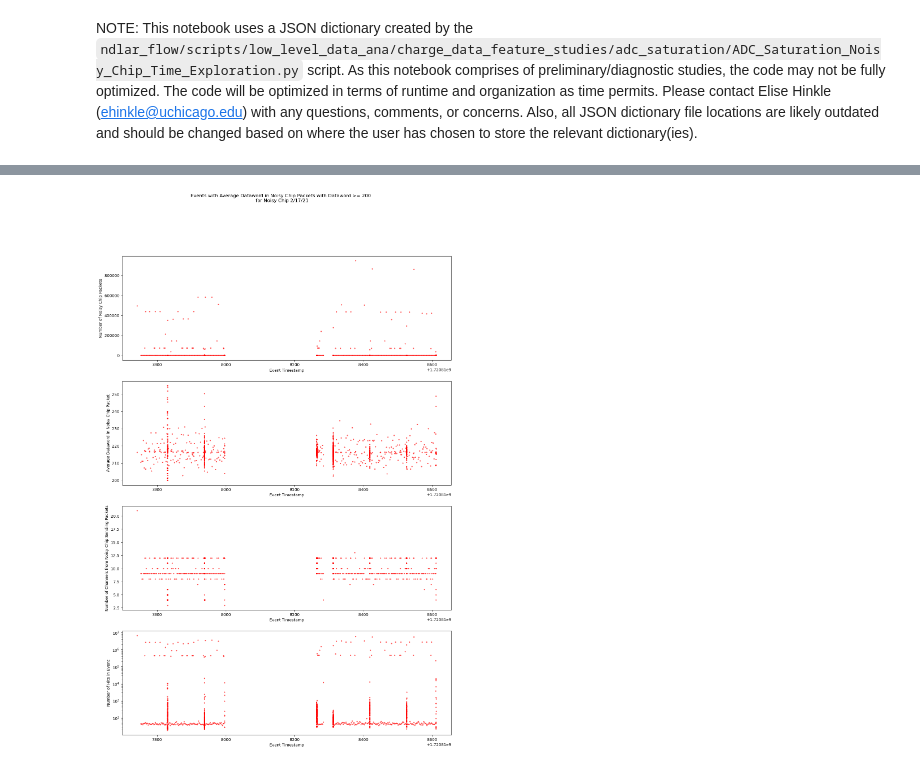
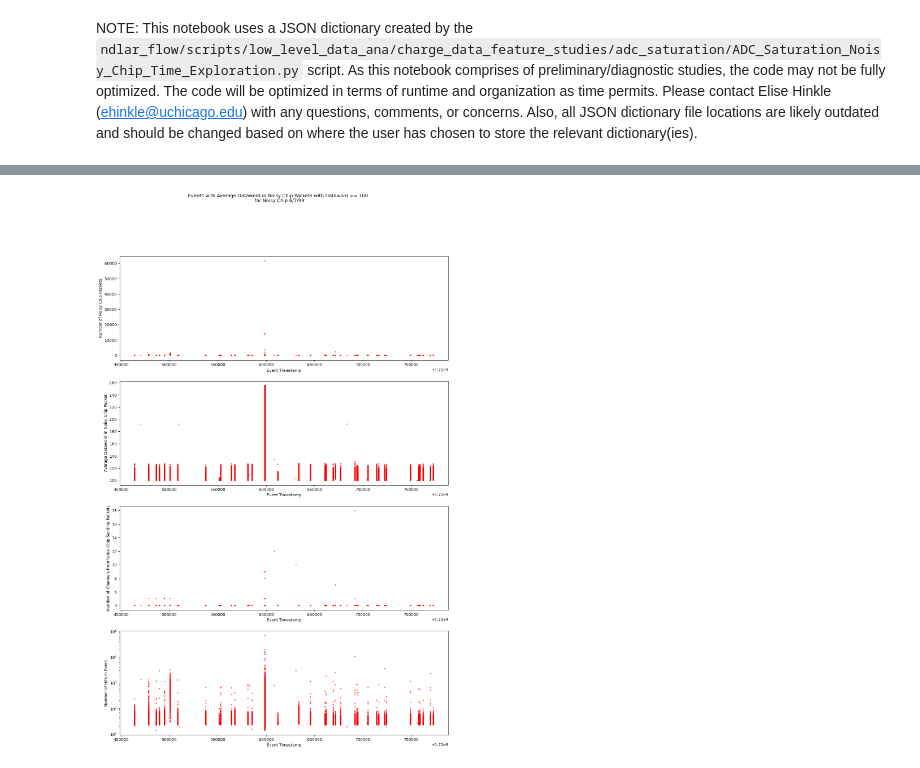
Before and after one commit to DUNE/ndlar_flow, a Jupyter notebook: scripts/low_level_data_ana/charge_data_feature_studies/adc_saturation/investigate_noisy_adc_saturated_chips_over_time.ipynb, the cells around one changed output, grey strips where cells are left out. Drawn from its saved outputs; the diff is of its cells as text; code cells hidden in the pictures.

Commit message:
Fix issue with timestamp accounting in ADC saturation noisy chip notebook.

```diff
--- a/scripts/low_level_data_ana/charge_data_feature_studies/adc_saturation/investigate_noisy_adc_saturated_chips_over_time.ipynb
+++ b/scripts/low_level_data_ana/charge_data_feature_studies/adc_saturation/investigate_noisy_adc_saturated_chips_over_time.ipynb
@@ -41,10 +44,10 @@ Requirement already satisfied: PyMuPDFb==1.24.8 in /global/homes/e/ehinkle/.loca
 Hello
 # %%
 # Open noisy chip dictionary (need to change file location and noisy chip title for each chip)
-noisy_chip_file = '/global/cfs/cdirs/dune/users/ehinkle/nd_prototypes_ana/2x2_sim/run-ndlar-flow/ndlar_flow/scripts/low_level_data_ana/charge_data_feature_studies/adc_saturation/ehinkle_personal_dicts_plots/noisy_chip_dicts/noisy_chip_2_17_21_dict.json'
+noisy_chip_file = '/global/cfs/cdirs/dune/users/ehinkle/nd_prototypes_ana/2x2_sim/run-ndlar-flow/ndlar_flow/scripts/low_level_data_ana/charge_data_feature_studies/adc_saturation/ehinkle_personal_dicts_plots/noisy_chip_dicts/noisy_chip_6_7_99_dict.json'
 noisy_chip_open = open(noisy_chip_file)
 noisy_chip_dict = json.load(noisy_chip_open)
-noisy_chip = '2/17/21'
+noisy_chip = '6/7/99'
 # %%
 # Plot Number of Hits per Event for events recording packets on this "noisy chip"
 fig, axs = plt.subplots(1,1, figsize=(6,6))
@@ -64,10 +67,15 @@ axs.set_xscale('log')
 # Some initial inquiry into the "first" event receiving a packet from this chip
 timestamps_str = np.array([noisy_chip_dict[k]['timestamp'] for k in noisy_chip_dict.keys()])
 timestamps = np.zeros(len(timestamps_str))
+print(timestamps_str[:10])
+tz=pytz.utc
 for t in range(len(timestamps_str)):
-    time = datetime.strptime(timestamps_str[t],'%Y-%m-%d %H:%M:%S')
-    timestamp = datetime.timestamp(time)
-    timestamps[t] = int(timestamp)
+    ti = datetime.strptime(timestamps_str[t],'%Y-%m-%d %H:%M:%S')
+    ti = tz.localize(ti)
+    #print("Timestamp as datetime object:", ti)
+    timestamp = ti.timestamp()
+    #print("Timestamp:", timestamp)
+    timestamps[t] = timestamp
 file_keys = np.array([k for k in noisy_chip_dict.keys()])
 print("First timestamp:", min(timestamps))
 idx_min_tstamp = np.argmin(np.array(timestamps))
@@ -133,7 +145,7 @@ Finished plotting number of channels from noisy chip packets.
 # timescale, there may be multiple events with the same timestamp. For these plots, only
 
 # Look at high average dataword events
-high_avg_dataword_mask = average_dataword_noisy_chip_packet >= 200
+high_avg_dataword_mask = average_dataword_noisy_chip_packet >= 100
 high_avg_dataword_timestamps = timestamps[high_avg_dataword_mask]
 high_avg_dataword_num_noisy_chip_packets = num_noisy_chip_packets[high_avg_dataword_mask]
 high_avg_dataword_num_channels = num_channels[high_avg_dataword_mask]
@@ -168,10 +180,16 @@ axs[3].set_ylabel('Number of Hits in Event')
 axs[3].set_yscale('log')
 #axs[3].set_xlim(min_x, max_x)
 
-fig.suptitle('Events with Average Dataword in Noisy Chip Packets with Dataword >= 200 \n for Noisy Chip '+noisy_chip)
+fig.suptitle('Events with Average Dataword in Noisy Chip Packets with Dataword >= 100 \n for Noisy Chip '+noisy_chip)
 
 # BELOW: Trying to figure out when the first "high dataword event" is and what the previous and next events are
 # Print Key of first file with high dataword event
+time_mask = high_avg_dataword_timestamps >= 1720530000
+high_avg_dataword_timestamps = high_avg_dataword_timestamps[time_mask]
+high_avg_dataword_files = high_avg_dataword_files[time_mask]
+time_mask_low = high_avg_dataword_timestamps <= 1720550000
+high_avg_dataword_timestamps = high_avg_dataword_timestamps[time_mask_low]
+high_avg_dataword_files = high_avg_dataword_files[time_mask_low]
 idx_min_tstamp = np.argmin(np.array(high_avg_dataword_timestamps))
 min_timestamp = min(high_avg_dataword_timestamps)
 find_previous_event = np.where(timestamps == min_timestamp)
@@ -189,4 +207,6 @@ print("Next event:", file_keys[find_next_event[0]+1])
 print("Last event: ", high_avg_dataword_files[last_timestamp_idx])
 #print("First timestamp:", datetime.fromtimestamp(min(high_avg_dataword_timestamps)))
 print("Key of first file:", high_avg_dataword_files[idx_min_tstamp])
+print("Timestamp of first file:", high_avg_dataword_timestamps[idx_min_tstamp])
+print("Timestamp of first file from dictionary:", noisy_chip_dict[high_avg_dataword_files[idx_min_tstamp]]['timestamp'])
 # %% [output]
@@ -201,4 +230,4 @@ Key of first file: /global/cfs/cdirs/dune/www/data/2x2/nearline/flowed_charge/RE
-[figure, old version]
+[figure, new version]
 # %%
 # Look at distribution in time of high average dataword events over time in a lower resolution histogram
 plt.hist(high_avg_dataword_timestamps, bins=10)
```
Also changed, not shown: parts of 7 cells of this notebook.
